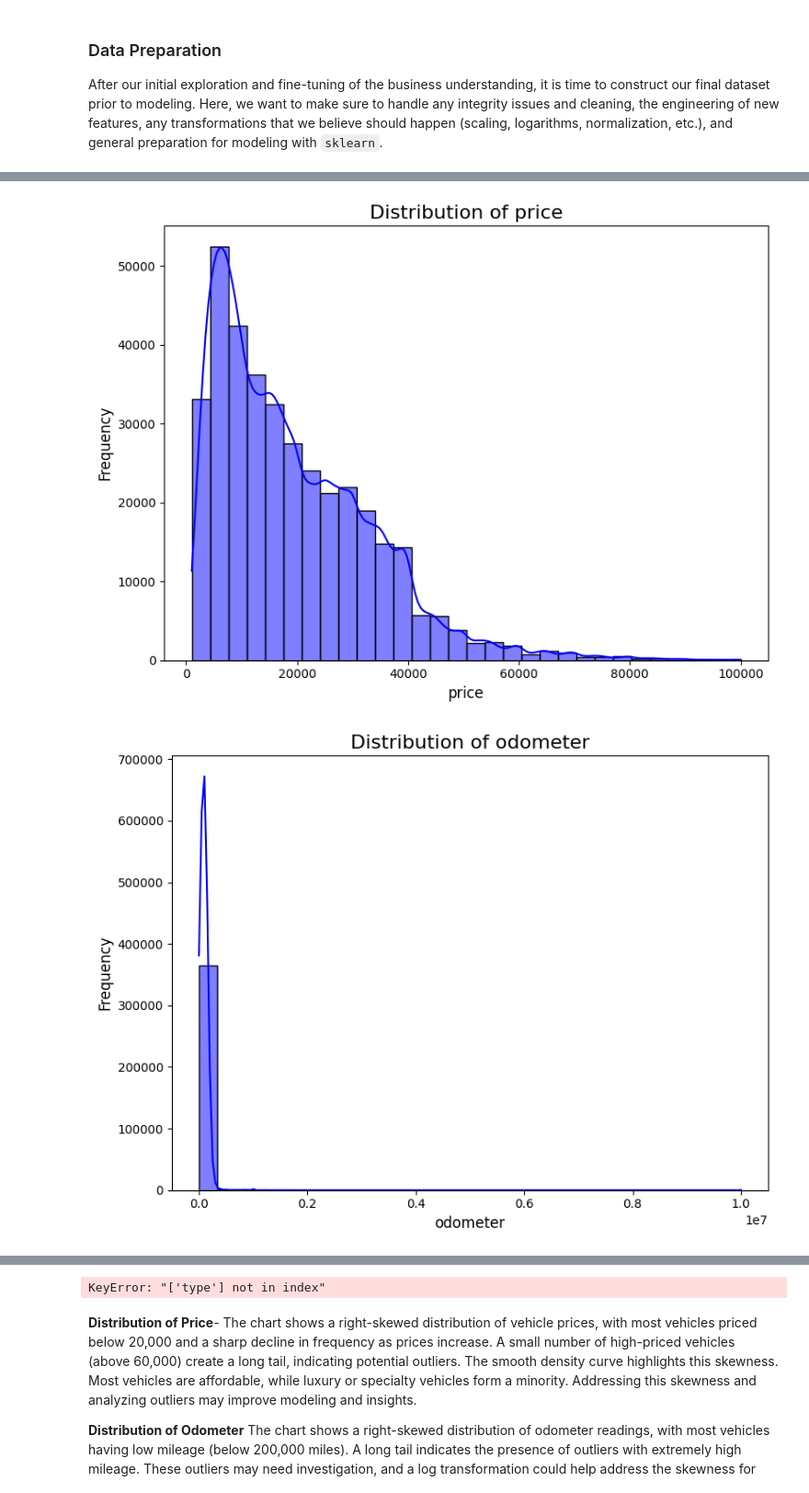
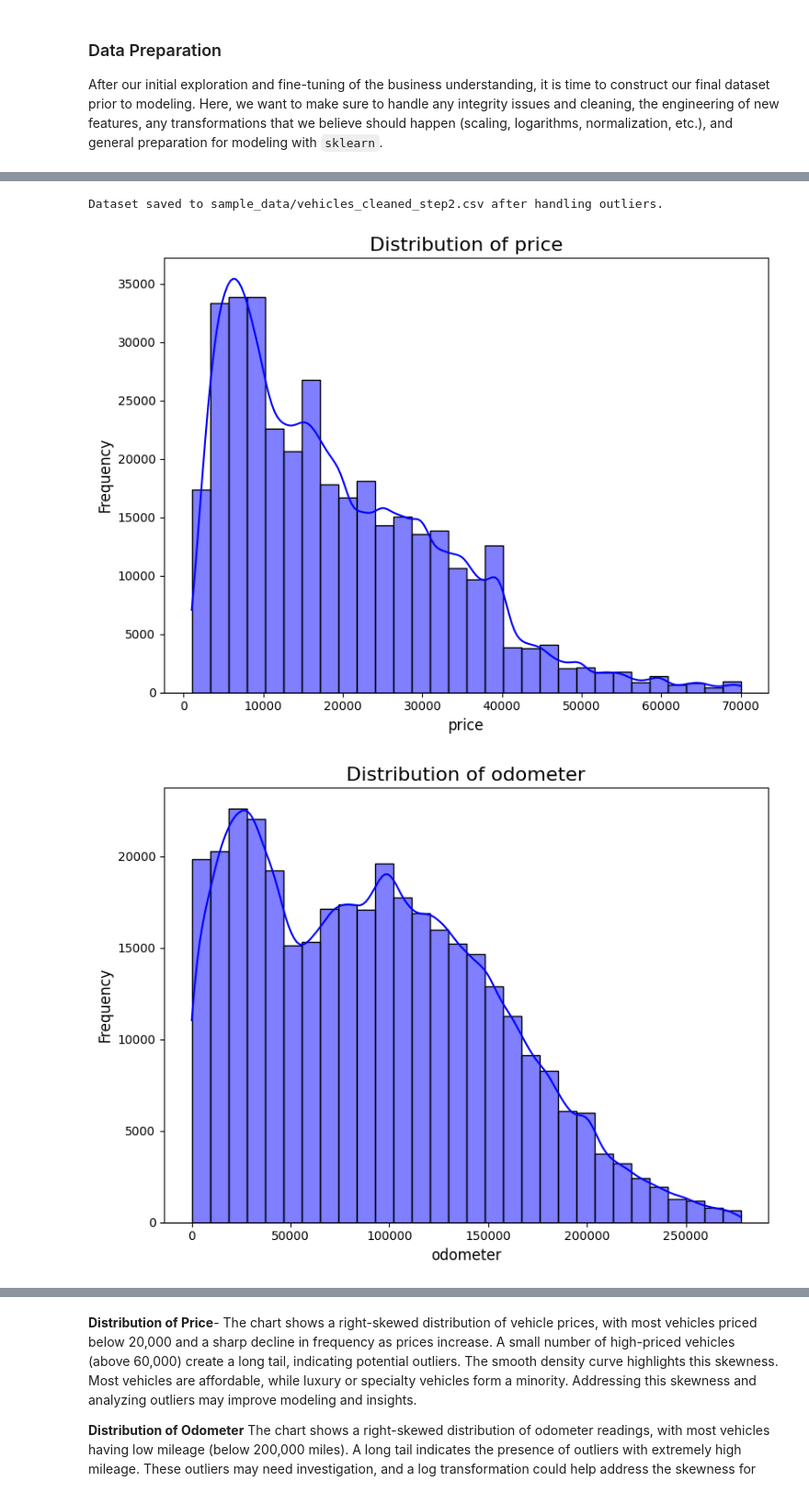
Before and after one commit to michellechen202212/ucb, a Jupyter notebook: prompt_II.ipynb, the cells around one changed output, grey strips where cells are left out. Shown at 92% size. Drawn from its saved outputs; the diff is of its cells as text; code cells hidden in the pictures.

```diff
--- a/prompt_II.ipynb
+++ b/prompt_II.ipynb
@@ -553,3 +520,18 @@ Cleaned dataset saved to sample_data/vehicles_cleaned_step1.csv.
+# %%
+import pandas as pd
+import matplotlib.pyplot as plt
+import seaborn as sns
+
+# Load the cleaned dataset (replace 'vehicles_cleaned.csv' with your actual file path)
+file_path = 'sample_data/vehicles_cleaned_step1.csv'
+vehicles_data_cleaned = pd.read_csv(file_path)
+
+# Save the dataset after handling outliers (optional)
+cleaned_file_path_after_outliers = 'sample_data/vehicles_cleaned_step2.csv'
+vehicles_data_cleaned.to_csv(cleaned_file_path_after_outliers, index=False)
+print(f"Dataset saved to {cleaned_file_path_after_outliers} after handling outliers.")
+# %% [output]
+Dataset saved to sample_data/vehicles_cleaned_step2.csv after handling outliers.
 # %%
 import pandas as pd
 import matplotlib.pyplot as plt
@@ -558,6 +540,12 @@ import seaborn as sns
 # Load the cleaned dataset (replace 'vehicles_cleaned.csv' with your actual file path)
 file_path = 'sample_data/vehicles_cleaned_step1.csv'
 vehicles_data_cleaned = pd.read_csv(file_path)
+
+# Save the dataset after handling outliers (optional)
+cleaned_file_path_after_outliers = 'sample_data/vehicles_cleaned_step2.csv'
+vehicles_data_cleaned.to_csv(cleaned_file_path_after_outliers, index=False)
+print(f"Dataset saved to {cleaned_file_path_after_outliers} after handling outliers.")
+
 
 # Explore Feature Distributions: Visualize numerical variables
 numerical_columns = ['price', 'odometer', 'year']
@@ -598,36 +586,32 @@ for col in categorical_columns:
             plt.tight_layout()
             plt.show()
         else:
             print(f"Column '{col}' has no valid data to plot.")
 
 # Action: Handle outliers using IQR for numerical columns
 def handle_outliers_iqr(df, column):
     Q1 = df[column].quantile(0.25)
     Q3 = df[column].quantile(0.75)
     IQR = Q3 - Q1
     lower_bound = Q1 - 1.5 * IQR
     upper_bound = Q3 + 1.5 * IQR
     return df[(df[column] >= lower_bound) & (df[column] <= upper_bound)]
 
 # Print dataset size before removing outliers
 print(f"Dataset size before removing outliers: {vehicles_data_cleaned.shape}")
 
 # Remove outliers for numerical variables
 for col in numerical_columns:
     if col in vehicles_data_cleaned.columns:
         vehicles_data_cleaned = handle_outliers_iqr(vehicles_data_cleaned, col)
 
 # Print dataset size after removing outliers
 print(f"Dataset size after removing outliers: {vehicles_data_cleaned.shape}")
 
 # Save the dataset after handling outliers (optional)
 cleaned_file_path_after_outliers = 'sample_data/vehicles_cleaned_step2.csv'
 vehicles_data_cleaned.to_csv(cleaned_file_path_after_outliers, index=False)
 print(f"Dataset saved to {cleaned_file_path_after_outliers} after handling outliers.")
-
-# Check for missing data in categorical columns (for debugging purposes)
-print("\nMissing values in categorical columns:")
-print(vehicles_data_cleaned[categorical_columns].isna().sum())
 # %% [output]
-[figure, old version]
+[figure, new version]
-[figure, old version]
+[figure, new version]
@@ -647,4 +629,3 @@ Missing values in categorical columns:
-KeyError: "['type'] not in index"
 # %% [markdown]
 **Distribution of Price**- The chart shows a right-skewed distribution of vehicle prices, with most vehicles priced below 20,000 and a sharp decline in frequency as prices increase. A small number of high-priced vehicles (above 60,000) create a long tail, indicating potential outliers. The smooth density curve highlights this skewness. Most vehicles are affordable, while luxury or specialty vehicles form a minority. Addressing this skewness and analyzing outliers may improve modeling and insights.
 
```
Also changed, not shown: parts of 14 cells of this notebook.
